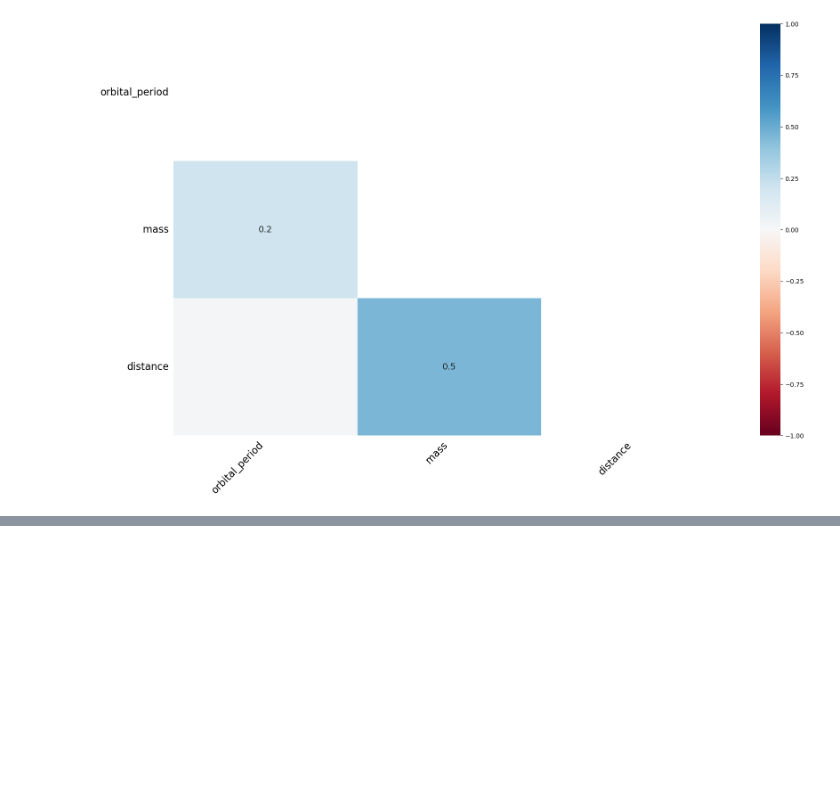
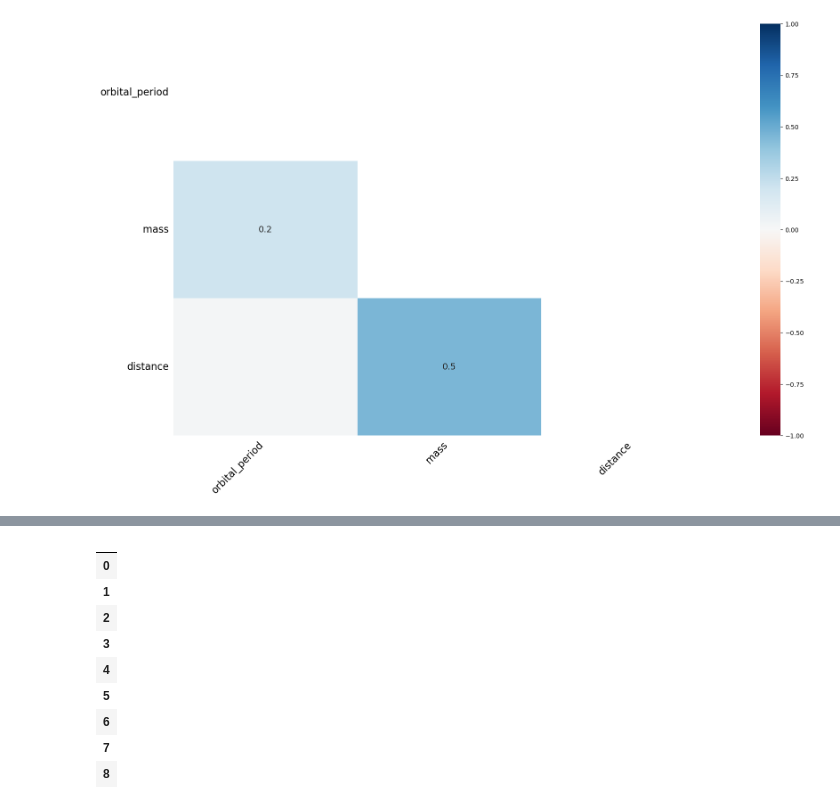
Before and after one commit to gokturkberke/machine-learning-python, a Jupyter notebook: missing_data_analysis.ipynb, the cells around one changed output, grey strips where cells are left out. Saved outputs shown, nothing was run; the diff lists cells and outputs as text; code cells hidden in the pictures; blank space fills up the shorter version.

```diff
--- a/missing_data_analysis.ipynb
+++ b/missing_data_analysis.ipynb
@@ -244,0 +234,13 @@ msno.heatmap(df); #0 birbirlerini etkileyen korelasyon yok 1 ise yuksek ihtimall
+# %%
+df.dropna(axis=1)  #degisken anlaminda en az 1 tane na olan degiskenleri sil(hepsinde en az bir var)
+# %% [output]
+|  |
+| 0 |
+| 1 |
+| 2 |
+| 3 |
+| 4 |
+| 5 |
+| 6 |
+| 7 |
+| 8 |
```
Also changed, not shown: parts of 20 cells of this notebook, 1 other file.
